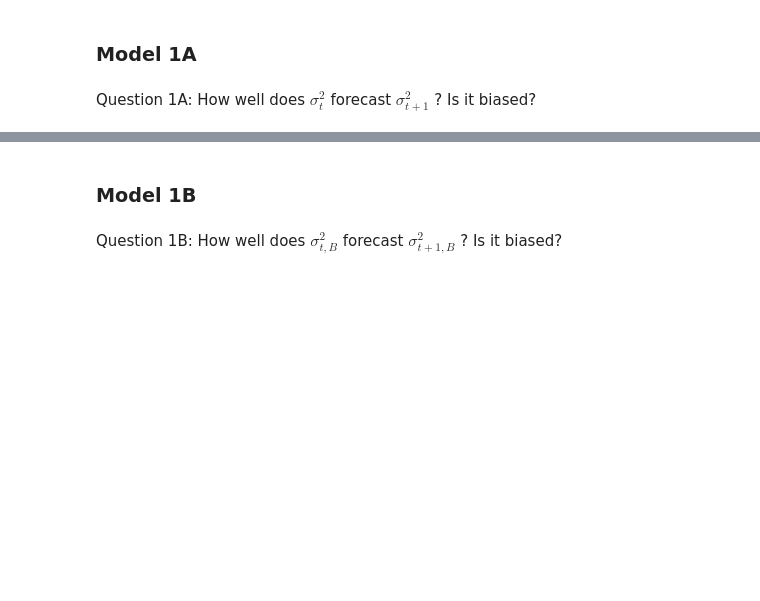
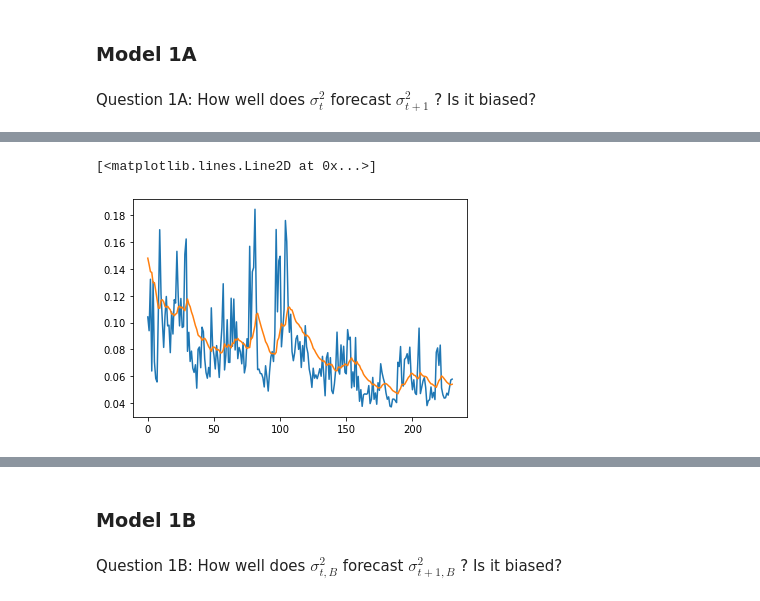
Before and after one commit to matthew-lim/Vanguard-Volatility-Project, a Jupyter notebook: EWMA_Models-1A,1B,1C.ipynb, the cells around one changed output, grey strips where cells are left out. Drawn from its saved outputs; the diff is of its cells as text; code cells hidden in the pictures; blank space fills up the shorter version.

```diff
--- a/EWMA_Models-1A,1B,1C.ipynb
+++ b/EWMA_Models-1A,1B,1C.ipynb
@@ -228,0 +205,6 @@ df_mod1A
+# %%
+plt.plot(df_mod1A['Actual Volatility'])
+plt.plot(df_mod1A['Predicted Volatility'])
+# %% [output]
+[<matplotlib.lines.Line2D at 0x...>]
+[figure, added]
```
Also changed, not shown: parts of 31 cells of this notebook.
